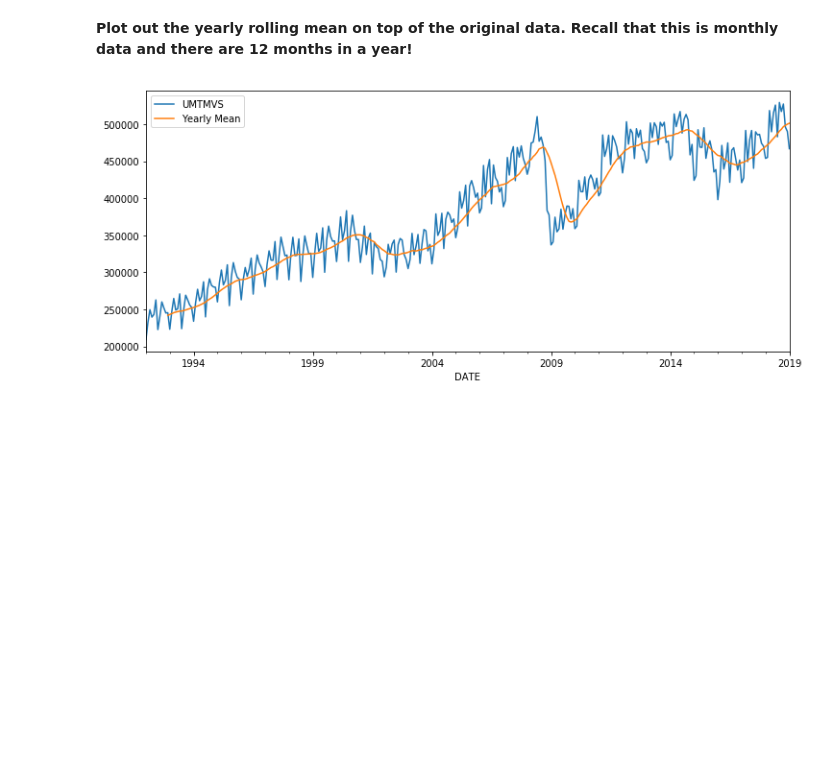
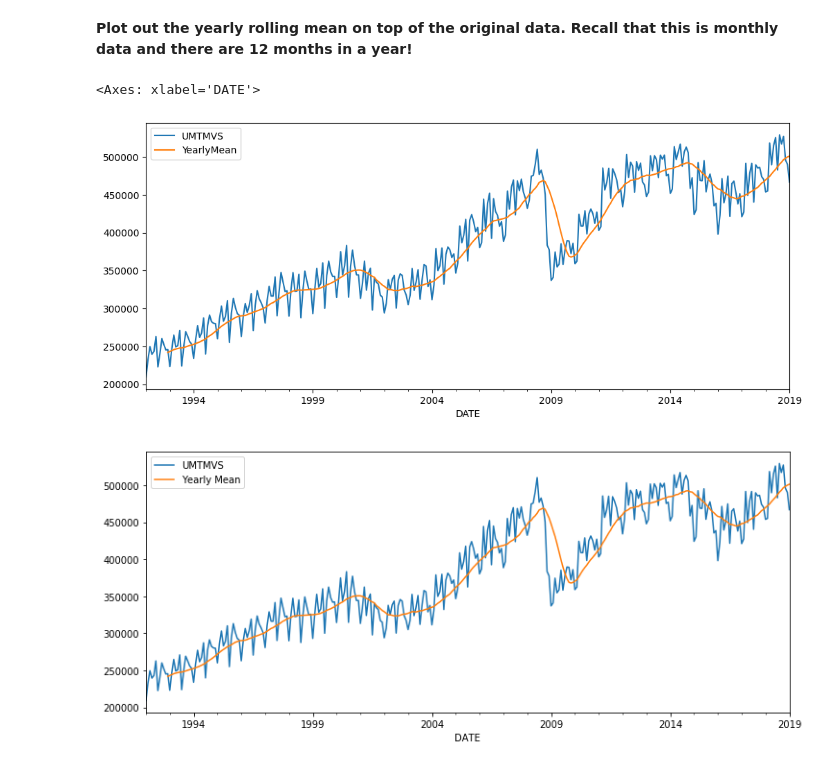
Before and after one commit to ibrahimaltun/udemy-courses, a Jupyter notebook: python-for-time-series-data-analysis/4.2-Time-Series-with-Pandas-Project-Exercise-SET-TWO.ipynb, the cells around one changed output. Cells and saved outputs as stored; diff of their text form; code cells hidden in the pictures; blank space fills up the shorter version.

```diff
--- a/python-for-time-series-data-analysis/4.2-Time-Series-with-Pandas-Project-Exercise-SET-TWO.ipynb
+++ b/python-for-time-series-data-analysis/4.2-Time-Series-with-Pandas-Project-Exercise-SET-TWO.ipynb
@@ -220,3 +244,11 @@ Timestamp('2011-12-31 00:00:00', freq='A-DEC')
+# %%
+# CODE HERE
+df["YearlyMean"] = df["UMTMVS"].rolling(window=12).mean()
+
+df.plot(figsize=(12, 5))
+# %% [output]
+<Axes: xlabel='DATE'>
+[figure, added]
 # %%
 # %% [output]
 [figure]
```
Also changed, not shown: parts of 19 cells of this notebook.
